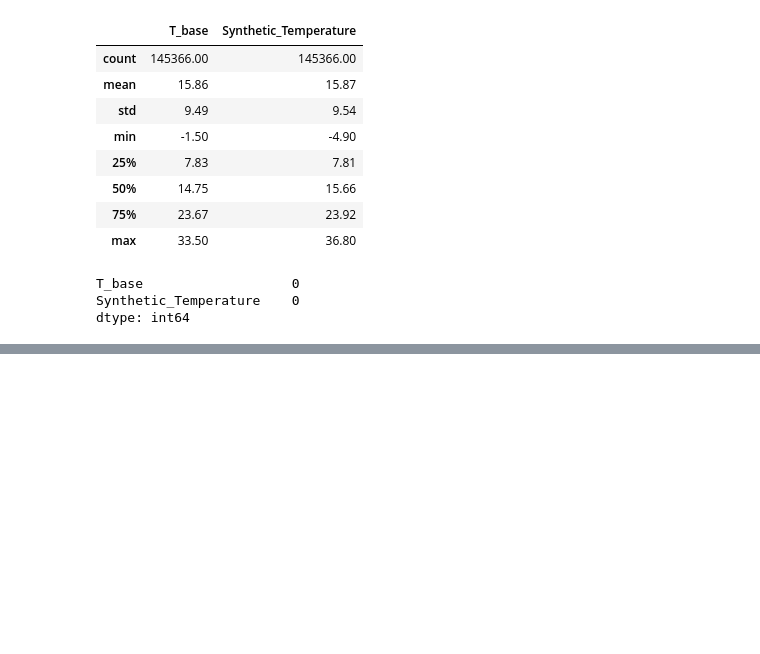
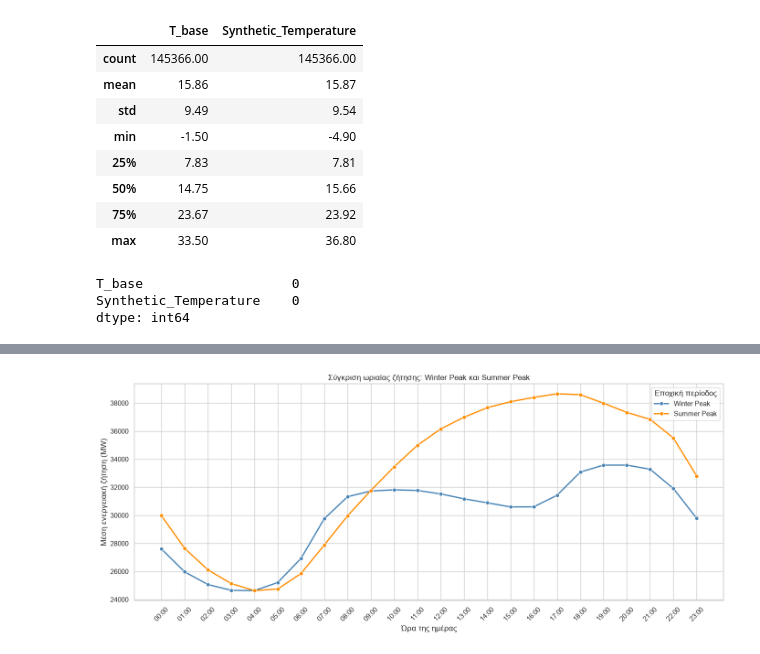
Before and after one commit to Loukas89/ML-Python-Individual-Assignment, a Jupyter notebook: Notebooks/PJME_Analysis.ipynb, the cells around one changed output, grey strips where cells are left out. Drawn from its saved outputs; the diff is of its cells as text; code cells hidden in the pictures; blank space fills up the shorter version.

```diff
--- a/Notebooks/PJME_Analysis.ipynb
+++ b/Notebooks/PJME_Analysis.ipynb
@@ -435,0 +837,94 @@ dtype: int64
+# %%
+# Επιλέγουμε ένα συνεχόμενο λειτουργικό έτος
+operational_year = df_continuous[
+    (df_continuous['Datetime'] >= '2011-11-01') &
+    (df_continuous['Datetime'] < '2012-11-01')
+].copy()
+
+# Δημιουργούμε την ώρα και τον μήνα
+operational_year['Hour'] = (
+    operational_year['Datetime'].dt.hour
+)
+
+operational_year['Month'] = (
+    operational_year['Datetime'].dt.month
+)
+
+# Χωρίζουμε τις παρατηρήσεις σε χειμερινή και θερινή περίοδο
+operational_year['Season'] = np.where(
+    operational_year['Month'].isin([11, 12, 1, 2, 3, 4]),
+    'Winter Peak',
+    'Summer Peak'
+)
+
+# Υπολογίζουμε τη μέση ζήτηση ανά ώρα και εποχή
+seasonal_profile = (
+    operational_year
+    .groupby(['Season', 'Hour'], as_index=False)['PJME_MW']
+    .mean()
+)
+
+# Ελέγχουμε την περίοδο και το πλήθος των ωρών
+print(
+    "Περίοδος:",
+    operational_year['Datetime'].min().strftime('%d/%m/%Y'),
+    "-",
+    operational_year['Datetime'].max().strftime('%d/%m/%Y')
+)
+
+print("Συνολικές ώρες:", len(operational_year))
+
+print(
+    "\nΏρες ανά εποχή:"
+)
+
+print(
+    operational_year['Season'].value_counts()
+)
+
+# Βρίσκουμε την ώρα αιχμής κάθε εποχής
+seasonal_peaks = seasonal_profile.loc[
+    seasonal_profile.groupby('Season')['PJME_MW'].idxmax()
+]
+
+for _, row in seasonal_peaks.iterrows():
+    print(
+        f"{row['Season']} — ώρα αιχμής: "
+        f"{int(row['Hour']):02d}:00 "
+        f"({row['PJME_MW']:.2f} MW)"
+    )
+
+# Συγκρίνουμε τα δύο ωριαία προφίλ
+plt.figure(figsize=(14, 6))
+
+sns.lineplot(
+    data=seasonal_profile,
+    x='Hour',
+    y='PJME_MW',
+    hue='Season',
+    hue_order=['Winter Peak', 'Summer Peak'],
+    palette={
+        'Winter Peak': 'steelblue',
+        'Summer Peak': 'darkorange'
+    },
+    marker='o',
+    linewidth=2
+)
+
+plt.title(
+    'Σύγκριση ωριαίας ζήτησης: Winter Peak και Summer Peak'
+)
+
+plt.xlabel('Ώρα της ημέρας')
+plt.ylabel('Μέση ενεργειακή ζήτηση (MW)')
+
+plt.xticks(
+    range(24),
+    [f'{hour:02d}:00' for hour in range(24)],
+    rotation=45
+)
+
+plt.legend(title='Εποχική περίοδος')
+plt.tight_layout()
+plt.show()
+# %% [output]
@@ -435,0 +941 @@ dtype: int64
+[figure, added]
```
Also changed, not shown: parts of 21 cells of this notebook.
